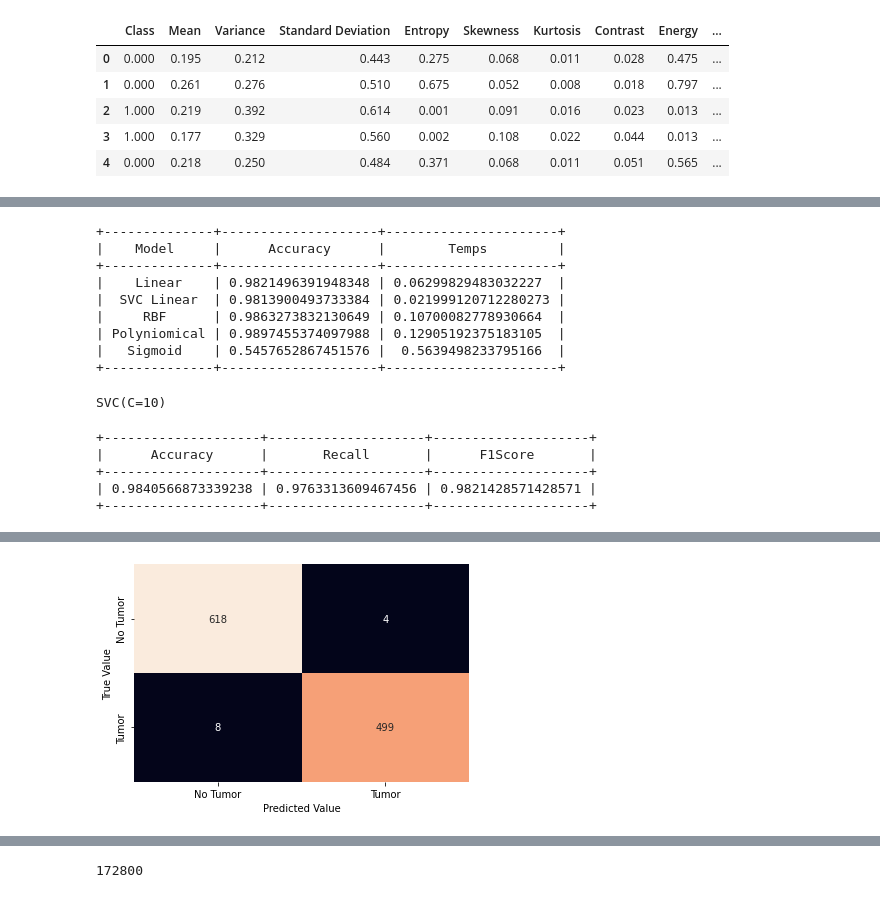
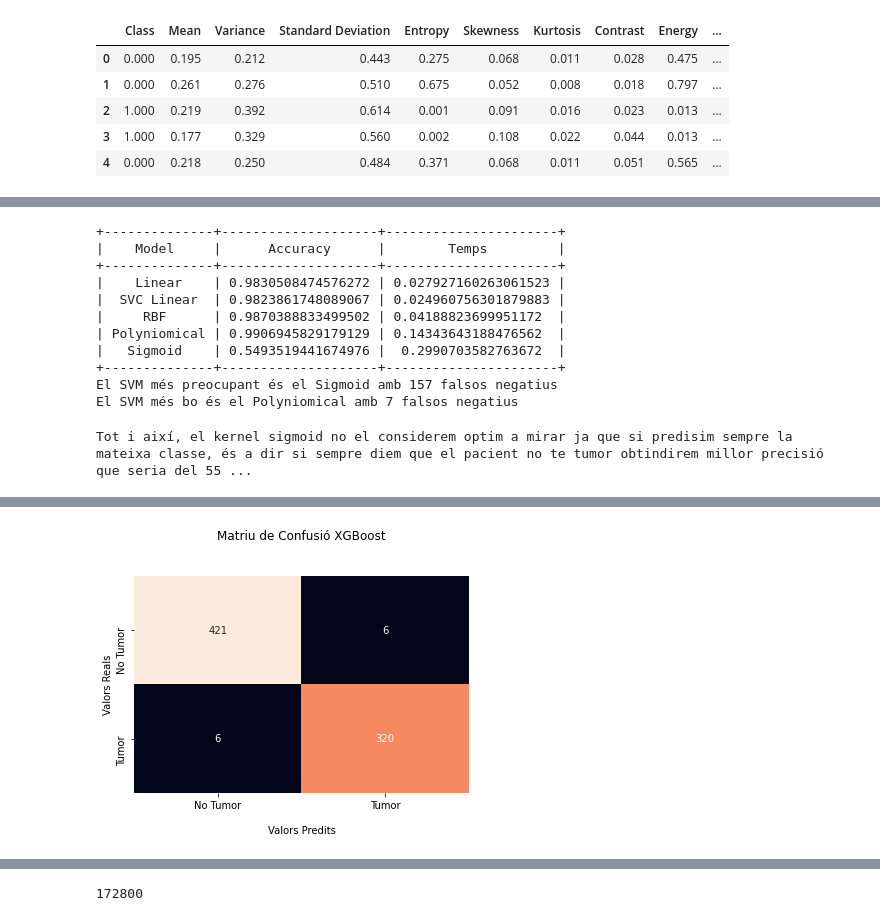
Before and after one commit to MarcLlopart/Predicting-Brain-Tumors-with-ML, a Jupyter notebook: BrainTumor.ipynb, the cells around one changed output, grey strips where cells are left out. Cells and saved outputs as stored; diff of their text form; code cells hidden in the pictures.

Commit message:
Checked False Negative and selected models to improve

```diff
--- a/BrainTumor.ipynb
+++ b/BrainTumor.ipynb
@@ -340,9 +353,10 @@ X_train, X_test, y_train, y_test = train_test_split(X, y, train_size=0.7)
 from sklearn.neural_network import MLPClassifier
 import time
 
-models = [LogisticRegression(), DecisionTreeClassifier(), RandomForestClassifier(),
-          AdaBoostClassifier(), xgb.XGBClassifier(), MLPClassifier()]
+models = [LogisticRegression(random_state=123), DecisionTreeClassifier(random_state=123), RandomForestClassifier(random_state=123),
+          AdaBoostClassifier(random_state=123), xgb.XGBClassifier(random_state=123), MLPClassifier(random_state=123)]
 model_names = ["Logistic", "Decision Tree", "Random Forest", "Ada Boost", "XGBoost", "Neural Network"]
+false_negative = []
 idx= 0
 tbl = PrettyTable()
 tbl.field_names = ['Model', 'Accuracy', 'Temps']
@@ -352,8 +366,14 @@ for m in models:
     score = m.score(X_test, y_test)
     end = time.time()
     tbl.add_row([model_names[idx], score, end-start])
+    pred = m.predict(X_test)
+    tn, fp, fn, tp = confusion_matrix(y_test,pred).ravel()
+    false_negative.append(fn)
     #print(f"Utilitzant el model {model_names[idx]} obtenim una accuracy de: {m.score(X_train,y_train)}")
     idx+=1
 
 print(tbl)
+
+print(f"El model més preocupant és el {model_names[false_negative.index(max(false_negative))]} amb {max(false_negative)} falsos negatius")
+print(f"El model més bo és el {model_names[false_negative.index(min(false_negative))]} amb {min(false_negative)} falsos negatius")
 # %% [output]
@@ -380,58 +402,52 @@ svm_kernels = ["Linear","SVC Linear", "RBF", "Polyniomical", "Sigmoid"]
 idx= 0
 svmtbl = PrettyTable()
 svmtbl.field_names = ['Model', 'Accuracy', 'Temps']
+svm_fn = []
 for svm in svm_models:
     start =  time.time()
     svm.fit(X_train, y_train)
     score = svm.score(X_train,y_train)
     end = time.time()
     svmtbl.add_row([svm_kernels[idx], score, end-start])
+    pred = svm.predict(X_test)
+    tn, fp, fn, tp = confusion_matrix(y_test,pred).ravel()
+    svm_fn.append(fn)
     #print(f"Utilitzant el kernel {svm_kernels[idx]} obtenim una accuracy de: {svm.score(X_train,y_train)}")
     idx+=1
 print(svmtbl)
+print(f"El SVM més preocupant és el {svm_kernels[svm_fn.index(max(svm_fn))]} amb {max(svm_fn)} falsos negatius")
+print(f"El SVM més bo és el {svm_kernels[svm_fn.index(min(svm_fn))]} amb {min(svm_fn)} falsos negatius")
 # %% [output]
 +--------------+--------------------+----------------------+
 |    Model     |      Accuracy      |        Temps         |
 +--------------+--------------------+----------------------+
-|    Linear    | 0.9821496391948348 | 0.06299829483032227  |
-|  SVC Linear  | 0.9813900493733384 | 0.021999120712280273 |
-|     RBF      | 0.9863273832130649 | 0.10700082778930664  |
-| Polyniomical | 0.9897455374097988 | 0.12905192375183105  |
-|   Sigmoid    | 0.5457652867451576 |  0.5639498233795166  |
+|    Linear    | 0.9830508474576272 | 0.027927160263061523 |
+|  SVC Linear  | 0.9823861748089067 | 0.024960756301879883 |
+|     RBF      | 0.9870388833499502 | 0.04188823699951172  |
+| Polyniomical | 0.9906945829179129 | 0.14343643188476562  |
+|   Sigmoid    | 0.5493519441674976 |  0.2990703582763672  |
 +--------------+--------------------+----------------------+
+El SVM més preocupant és el Sigmoid amb 157 falsos negatius
+El SVM més bo és el Polyniomical amb 7 falsos negatius
-# %%
-#We will train our model with different parameters and the best "combination" will be selected
-from sklearn import svm
-parameters = {'kernel':('linear', 'rbf'), 'C':[1, 10]}
-svc = svm.SVC(gamma="scale")
-clf = GridSearchCV(svc, parameters, cv=5)
-clf.fit(X_train, y_train)
-print(clf.best_estimator_)
-# %% [output]
-SVC(C=10)
-# %%
-ptbl = PrettyTable()
-ptbl.field_names = ["Accuracy", "Recall", "F1Score"]
-ptbl.add_row([accuracy_score(y_test,clf.predict(X_test)),
-          recall_score(y_test, clf.predict(X_test)), f1_score(y_test, clf.predict(X_test))])
-print(ptbl)
-# %% [output]
-+--------------------+--------------------+--------------------+
-|      Accuracy      |       Recall       |      F1Score       |
-+--------------------+--------------------+--------------------+
-| 0.9840566873339238 | 0.9763313609467456 | 0.9821428571428571 |
-+--------------------+--------------------+--------------------+
+# %%
+print(f"Tot i així, el kernel sigmoid no el considerem optim a mirar ja que si predisim sempre la mateixa classe, és a dir si sempre diem que el pacient no te tumor obtindirem millor precisió que seria del {round(base_acc*100,2)}%")
+# %% [output]
+Tot i així, el kernel sigmoid no el considerem optim a mirar ja que si predisim sempre la mateixa classe, és a dir si sempre diem que el pacient no te tumor obtindirem millor precisió que seria del 55 ...
 # %%
 from sklearn.metrics import accuracy_score, recall_score
 from sklearn.metrics import f1_score, confusion_matrix
 from sklearn import metrics
-%matplotlib inline
-label_aux = plt.subplot()
-rf = RandomForestClassifier(random_state=123)
-rf.fit(X_train, y_train)
-rf_prediction = rf.predict(X_test)
-cm_rf = confusion_matrix(y_test,rf_prediction)
+
+xb = xgb.XGBClassifier(random_state=123)
+xb.fit(X_train, y_train)
+xb_prediction = xb.predict(X_test)
+cm_rf = confusion_matrix(y_test,xb_prediction)
 cm_rf_m = pd.DataFrame(cm_rf, index = ["No Tumor","Tumor"], columns = ["No Tumor",'Tumor'])
-sns.heatmap(cm_rf_m,annot=True,fmt="d", cbar=False)
-label_aux.set_xlabel('Predicted Value');label_aux.set_ylabel('True Value')
+ax = sns.heatmap(cm_rf_m,annot=True,fmt="d", cbar=False)
+ax.set_title('Matriu de Confusió XGBoost\n\n');
+ax.set_xlabel('\nValors Predits')
+ax.set_ylabel('Valors Reals');
+
+
+#label_aux.set_xlabel('Predicted Value');label_aux.set_ylabel('True Value')
 # %% [output]
@@ -439 +455 @@ Text(33.0, 0.5, 'True Value')
-[figure, old version]
+[figure, new version]
```
Also changed, not shown: parts of 14 cells of this notebook.
